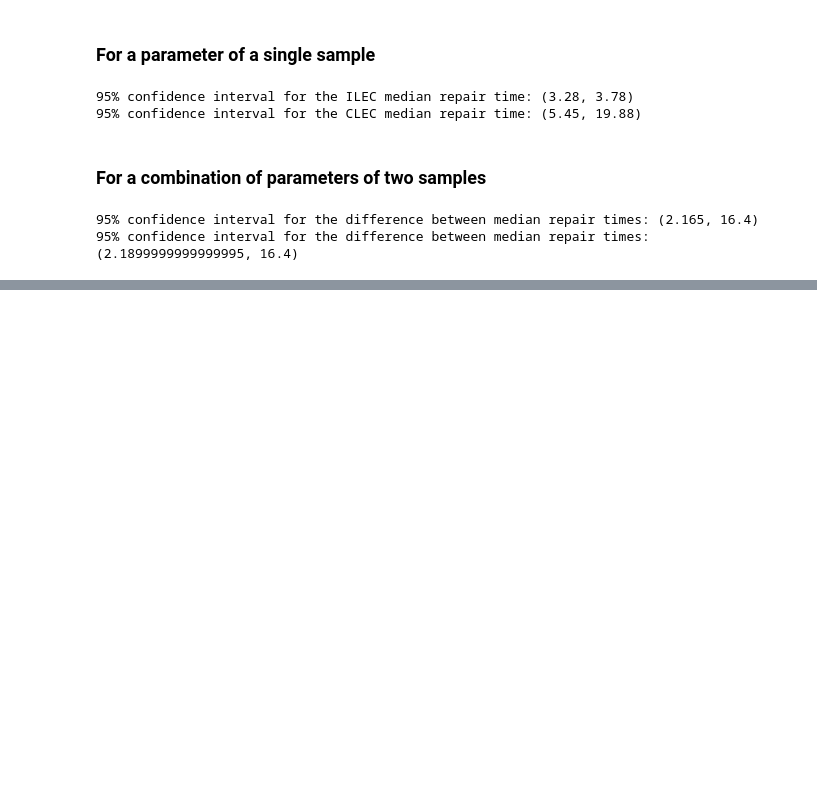
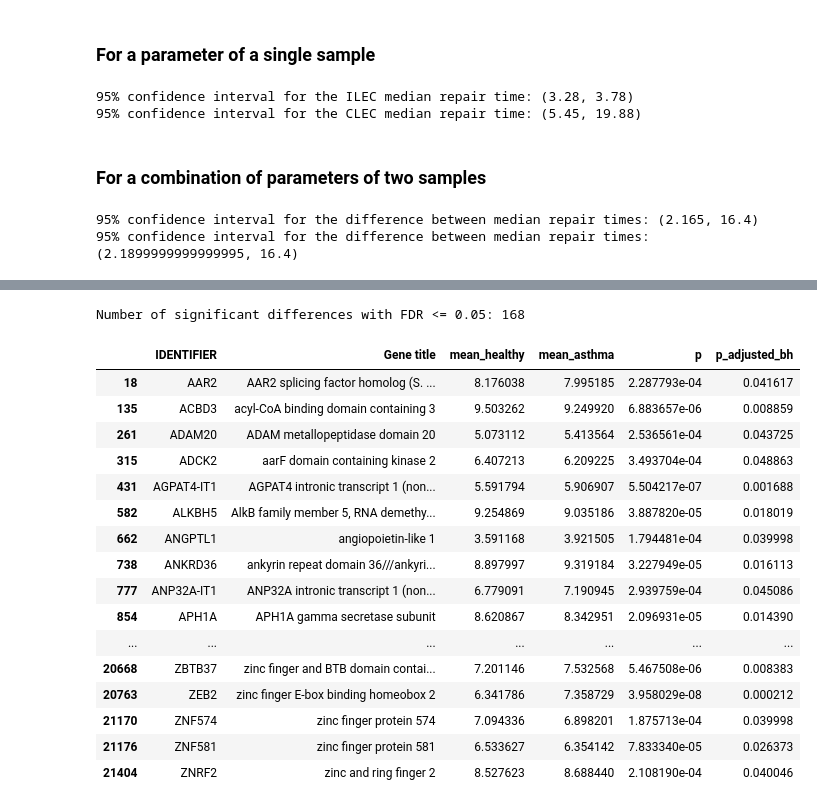
Before and after one commit to serzaraisk/Statistics, a Jupyter notebook: Statistics_cheat_notebook.ipynb, the cells around one changed output, grey strips where cells are left out. Drawn from its saved outputs; the diff is of its cells as text; code cells hidden in the pictures; blank space fills up the shorter version.

```diff
--- a/Statistics_cheat_notebook.ipynb
+++ b/Statistics_cheat_notebook.ipynb
@@ -210,0 +298,3 @@ print("95% confidence interval for the difference between median repair times:",
+# %%
+expression['mean_healthy'] = expression[healthy].apply(np.mean, axis=1)
+expression['mean_asthma'] = expression[asthma].apply(np.mean, axis=1)
@@ -210,0 +303,6 @@ print("95% confidence interval for the difference between median repair times:",
+# %%
+def compare_groups(row):
+    p = sc.stats.ttest_ind(row[healthy], row[asthma], equal_var = False).pvalue
+    return p
+
+expression['p'] = expression.apply(compare_groups, axis=1)
@@ -210,0 +319,6 @@ print("95% confidence interval for the difference between median repair times:",
+# %%
+#_, expression['p_adjusted_holm'], _, _ = multipletests(expression.p, alpha = 0.05, method = 'holm')
+expression['p_adjusted_holm'] = adjust_p_value_holms(expression.p)
+print('Number of significant differences with FWER <= 0.05:', sum(expression.p_adjusted_holm <= 0.05))
+expression[expression.p_adjusted_holm <= 0.05][['IDENTIFIER', 'Gene title', 'mean_healthy', 'mean_asthma',
+                                                'p', 'p_adjusted_holm']]
@@ -210,0 +339,5 @@ print("95% confidence interval for the difference between median repair times:",
+# %%
+#_, expression['p_adjusted_bonf'], _, _ = multipletests(expression.p, alpha = 0.05, method = 'bonferroni')
+expression['p_adjusted_bonf'] = adjust_p_value_bonferroni(expression.p)
+expression[expression.p_adjusted_bonf <= 0.05][['IDENTIFIER', 'Gene title', 'mean_healthy', 'mean_asthma',
+                                                'p', 'p_adjusted_bonf']]
@@ -210,0 +362,26 @@ print("95% confidence interval for the difference between median repair times:",
+# %%
+#_, expression['p_adjusted_bh'], _, _ = multipletests(expression.p, alpha = 0.05, method = 'fdr_bh')
+expression['p_adjusted_bh'] = adjust_p_value_fdr_bh(expression.p)
+print('Number of significant differences with FDR <= 0.05:', sum(expression.p_adjusted_bh <= 0.05))
+with pd.option_context('display.max_rows', None):
+    display(expression[expression.p_adjusted_bh <= 0.05][['IDENTIFIER', 'Gene title', 'mean_healthy',
+                                                          'mean_asthma', 'p', 'p_adjusted_bh']])
+# %% [output]
+Number of significant differences with FDR <= 0.05: 168
+|  | IDENTIFIER | Gene title | mean_healthy | mean_asthma | p | p_adjusted_bh |
+| 18 | AAR2 | AAR2 splicing factor homolog (S. ... | 8.176038 | 7.995185 | 2.287793e-04 | 0.041617 |
+| 135 | ACBD3 | acyl-CoA binding domain containing 3 | 9.503262 | 9.249920 | 6.883657e-06 | 0.008859 |
+| 261 | ADAM20 | ADAM metallopeptidase domain 20 | 5.073112 | 5.413564 | 2.536561e-04 | 0.043725 |
+| 315 | ADCK2 | aarF domain containing kinase 2 | 6.407213 | 6.209225 | 3.493704e-04 | 0.048863 |
+| 431 | AGPAT4-IT1 | AGPAT4 intronic transcript 1 (non... | 5.591794 | 5.906907 | 5.504217e-07 | 0.001688 |
+| 582 | ALKBH5 | AlkB family member 5, RNA demethy... | 9.254869 | 9.035186 | 3.887820e-05 | 0.018019 |
+| 662 | ANGPTL1 | angiopoietin-like 1 | 3.591168 | 3.921505 | 1.794481e-04 | 0.039998 |
+| 738 | ANKRD36 | ankyrin repeat domain 36///ankyri... | 8.897997 | 9.319184 | 3.227949e-05 | 0.016113 |
+| 777 | ANP32A-IT1 | ANP32A intronic transcript 1 (non... | 6.779091 | 7.190945 | 2.939759e-04 | 0.045086 |
+| 854 | APH1A | APH1A gamma secretase subunit | 8.620867 | 8.342951 | 2.096931e-05 | 0.014390 |
+| ... | ... | ... | ... | ... | ... | ... |
+| 20668 | ZBTB37 | zinc finger and BTB domain contai... | 7.201146 | 7.532568 | 5.467508e-06 | 0.008383 |
+| 20763 | ZEB2 | zinc finger E-box binding homeobox 2 | 6.341786 | 7.358729 | 3.958029e-08 | 0.000212 |
+| 21170 | ZNF574 | zinc finger protein 574 | 7.094336 | 6.898201 | 1.875713e-04 | 0.039998 |
+| 21176 | ZNF581 | zinc finger protein 581 | 6.533627 | 6.354142 | 7.833340e-05 | 0.026373 |
+| 21404 | ZNRF2 | zinc and ring finger 2 | 8.527623 | 8.688440 | 2.108190e-04 | 0.040046 |
```
Also changed, not shown: parts of 19 cells of this notebook.
